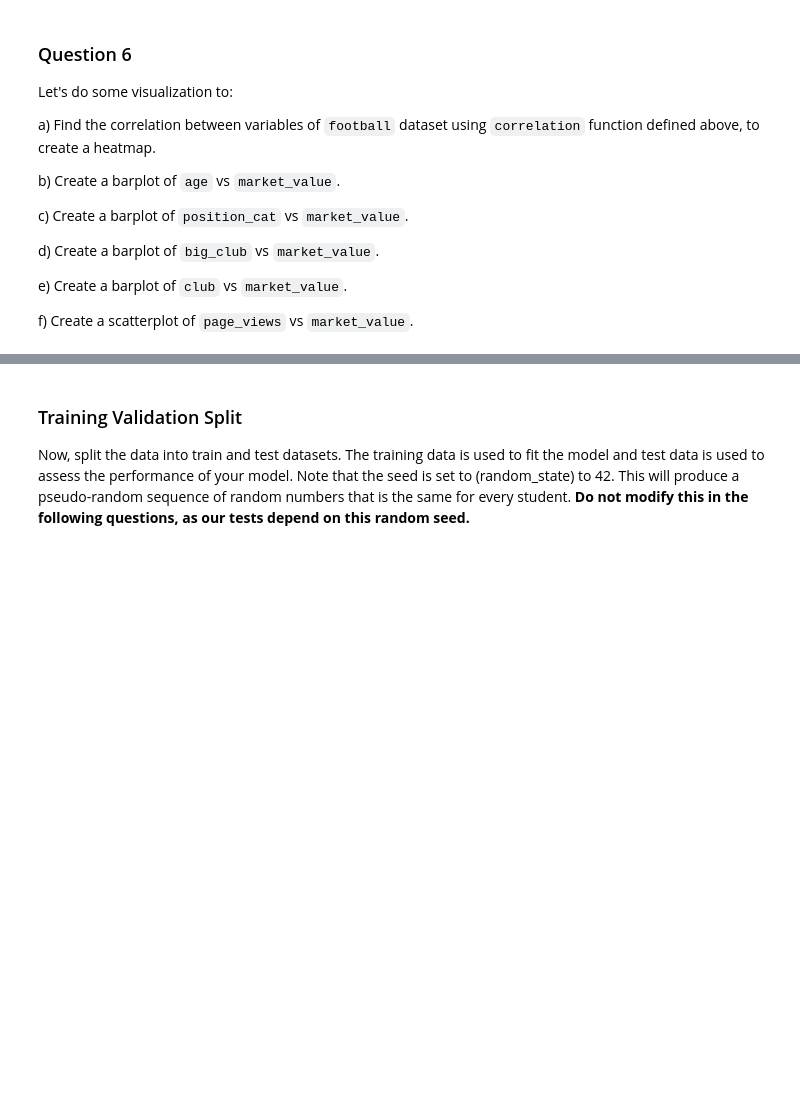
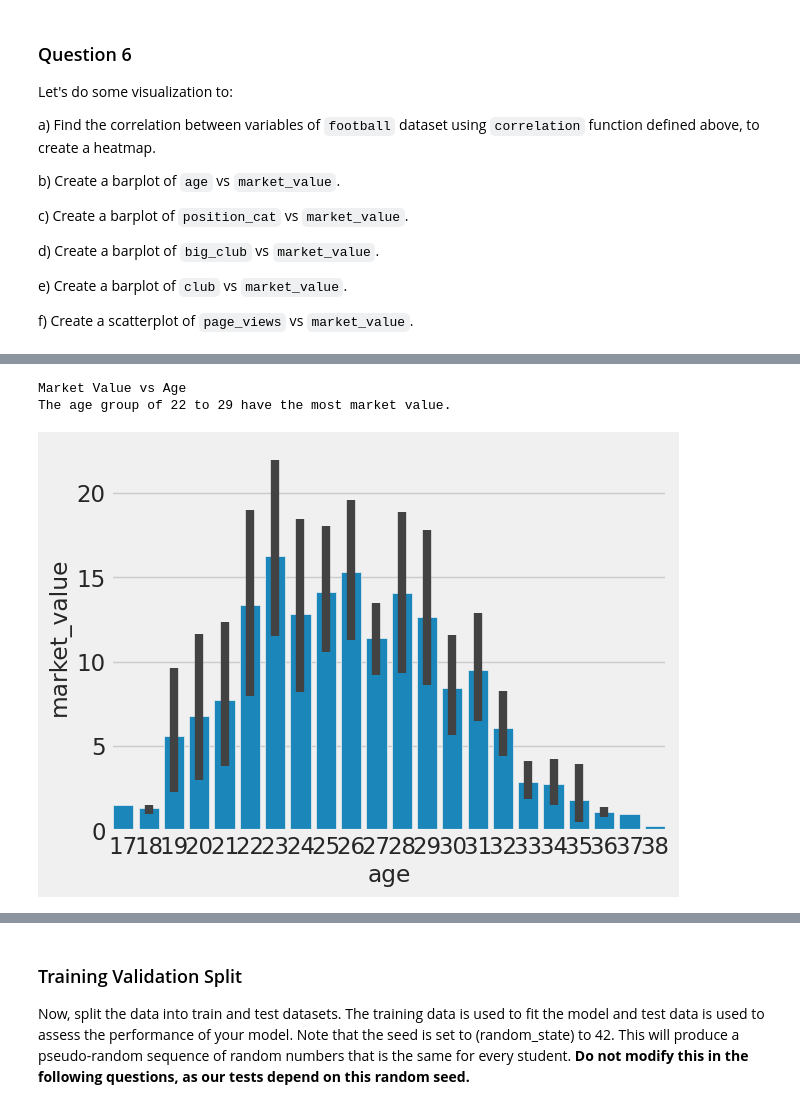
Before and after one commit to TheChroniclerr/CP322, a Jupyter notebook: Assignment_1.ipynb, the cells around one changed output, grey strips where cells are left out. Cells and saved outputs as stored; diff of their text form; code cells hidden in the pictures; blank space fills up the shorter version.

```diff
--- a/Assignment_1.ipynb
+++ b/Assignment_1.ipynb
@@ -300,7 +479,11 @@ sns.heatmap(corr, mask=np.zeros_like(corr, dtype=np.bool), cmap=sns.diverging_pa
 # %%
 # Part b)
-...
+sns.barplot(data=football, x='age', y='market_value')
 print('Market Value vs Age')
 print('The age group of 22 to 29 have the most market value.')
+# %% [output]
+Market Value vs Age
+The age group of 22 to 29 have the most market value.
+[figure, added]
 # %%
 # Part c)
```
Also changed, not shown: parts of 37 cells of this notebook.
